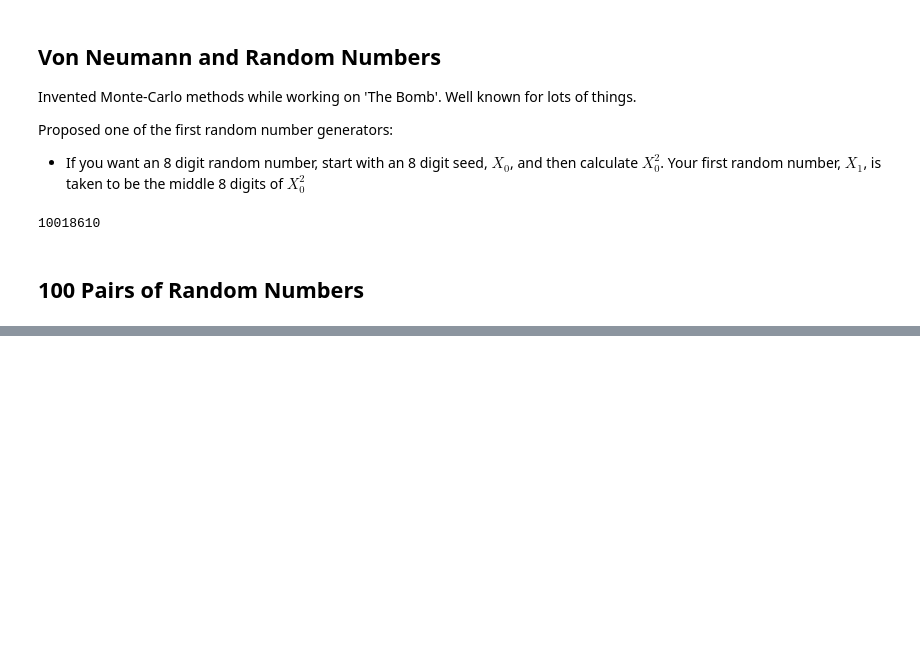
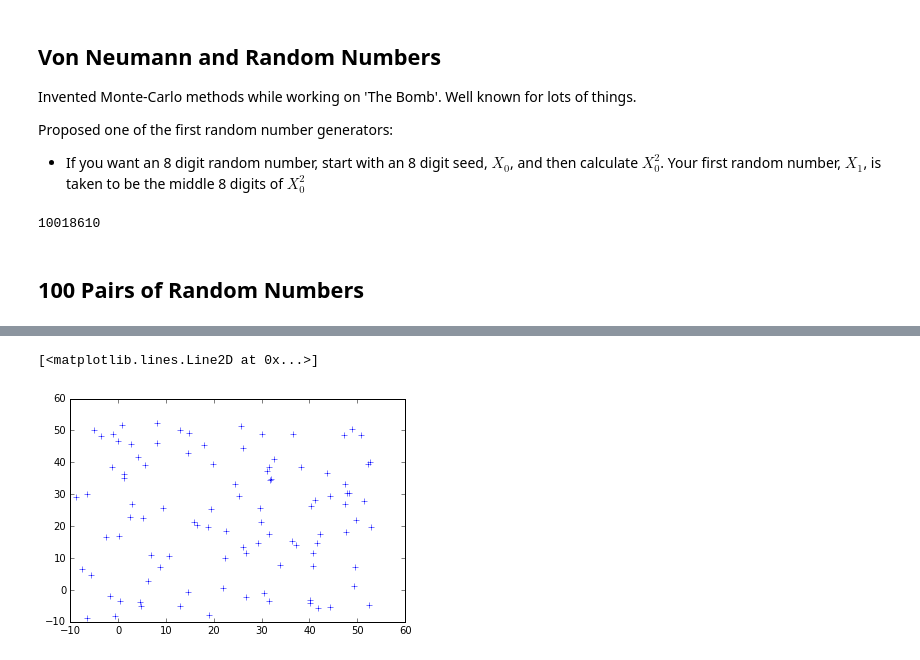
Before and after one commit to rjl09c/ISC4221, a Jupyter notebook: Lecture3.ipynb, the cells around one changed output, grey strips where cells are left out. Saved outputs shown, nothing was run; the diff lists cells and outputs as text; code cells hidden in the pictures; blank space fills up the shorter version.

```diff
--- a/Lecture3.ipynb
+++ b/Lecture3.ipynb
@@ -282,0 +365,8 @@ plt.plot(xrand, yrand, 'r+')
+# %%
+a = -10
+b = 53
+randarraytransformed = (b-a)*randarray+a
+plt.plot(randarraytransformed[:,0], randarraytransformed[:,1], 'b+')
+# %% [output]
+[<matplotlib.lines.Line2D at 0x...>]
+[figure, added]
```
Also changed, not shown: parts of 31 cells of this notebook.
